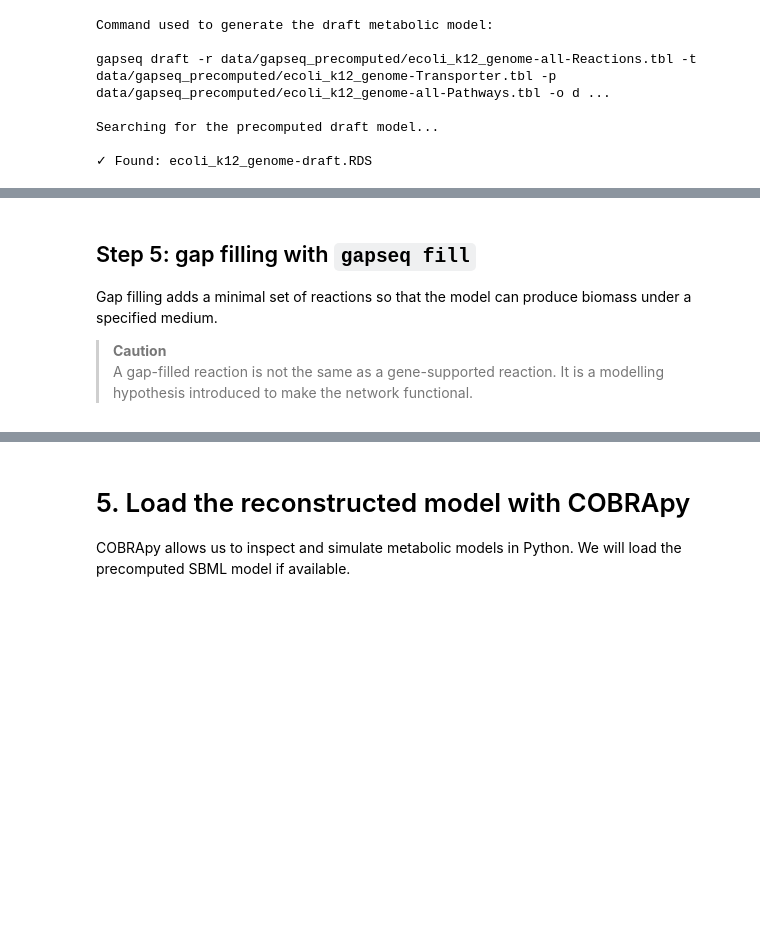
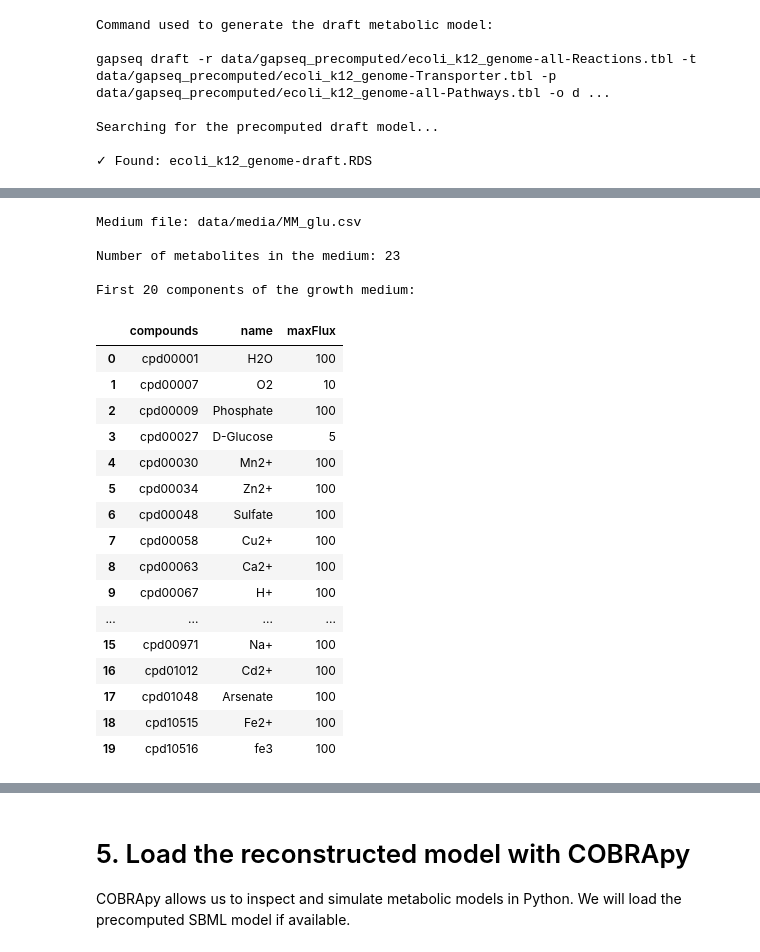
Before and after one commit to kshitijtandon/fisabio-gapseq-workshop, a Jupyter notebook: notebooks/FISABIO_gapseq_workshop.ipynb, the cells around one changed output, grey strips where cells are left out. Cells and saved outputs as stored; diff of their text form; code cells hidden in the pictures; blank space fills up the shorter version.

```diff
--- a/notebooks/FISABIO_gapseq_workshop.ipynb
+++ b/notebooks/FISABIO_gapseq_workshop.ipynb
@@ -765,20 +786,43 @@ The medium determines which nutrients are available to the model. It strongly in
 # %%
+from pathlib import Path
 import pandas as pd
 
 if MEDIUM_FILE is not None and Path(MEDIUM_FILE).exists():
-    print("Medium file:", MEDIUM_FILE)
+
+    print(f"Medium file: {MEDIUM_FILE}\n")
+
     try:
         medium_df = pd.read_csv(MEDIUM_FILE)
     except Exception:
-        medium_df = pd.read_csv(MEDIUM_FILE, sep="	")
+        medium_df = pd.read_csv(MEDIUM_FILE, sep="\t")
+
+    print(f"Number of metabolites in the medium: {len(medium_df)}\n")
+
+    print("First 20 components of the growth medium:")
     display(medium_df.head(20))
-    print("Rows:", len(medium_df))
+
 else:
-    print("No medium file found. Add one under data/media/ or update MEDIUM_FILE.")
+    print("No medium file found. Please place a medium file in 'data/media/' or update MEDIUM_FILE.")
+# %% [output]
+Medium file: data/media/MM_glu.csv
+
+Number of metabolites in the medium: 23
+
+First 20 components of the growth medium:
+|  | compounds | name | maxFlux |
+| 0 | cpd00001 | H2O | 100 |
+| 1 | cpd00007 | O2 | 10 |
+| 2 | cpd00009 | Phosphate | 100 |
+| 3 | cpd00027 | D-Glucose | 5 |
+| 4 | cpd00030 | Mn2+ | 100 |
+| 5 | cpd00034 | Zn2+ | 100 |
+| 6 | cpd00048 | Sulfate | 100 |
+| 7 | cpd00058 | Cu2+ | 100 |
+| 8 | cpd00063 | Ca2+ | 100 |
+| 9 | cpd00067 | H+ | 100 |
+| ... | ... | ... | ... |
+| 15 | cpd00971 | Na+ | 100 |
+| 16 | cpd01012 | Cd2+ | 100 |
+| 17 | cpd01048 | Arsenate | 100 |
+| 18 | cpd10515 | Fe2+ | 100 |
+| 19 | cpd10516 | fe3 | 100 |
-# %% [markdown]
-## Step 5: gap filling with `gapseq fill`
-
-Gap filling adds a minimal set of reactions so that the model can produce biomass under a specified medium.
-
-> **Caution**
-> A gap-filled reaction is not the same as a gene-supported reaction. It is a modelling hypothesis introduced to make the network functional.
```
Also changed, not shown: parts of 8 cells of this notebook.
